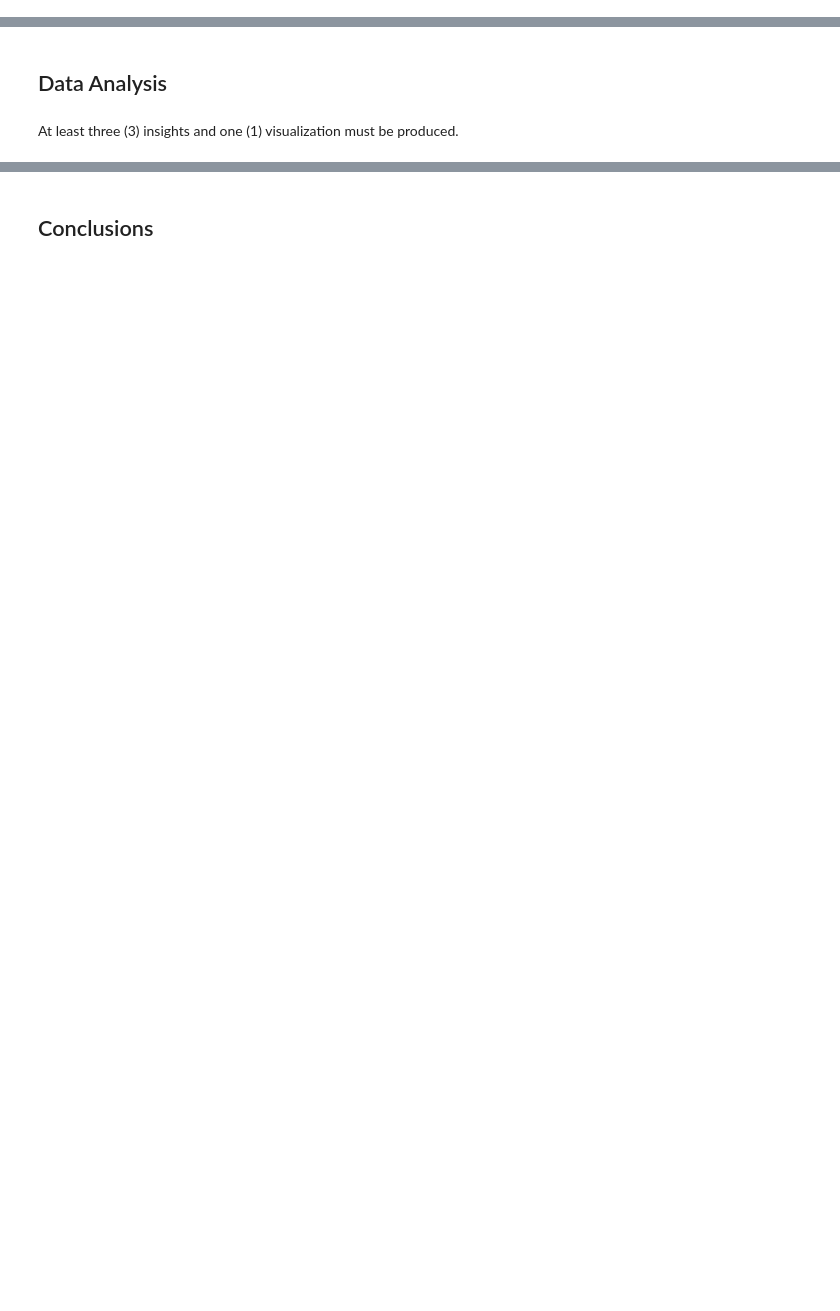
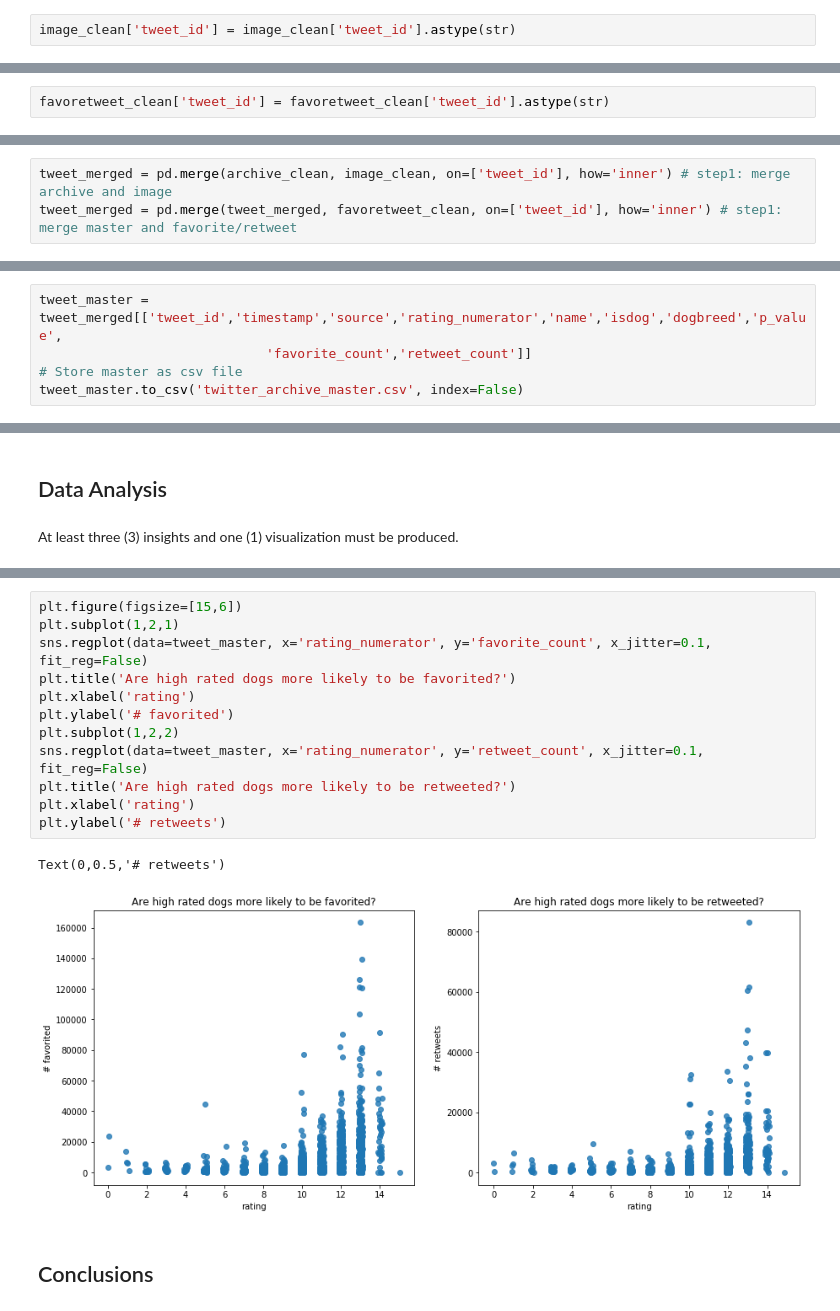
Before and after one commit to BarbaraSchenk/WeRateDogs_Twitter, a Jupyter notebook: WeRateDogs_Twitter.ipynb, the cells around one changed output, grey strips where cells are left out. Drawn from its saved outputs; the diff is of its cells as text; blank space fills up the shorter version.

Commit message:
Favorite/Retweet Import and Assessment

```diff
--- a/WeRateDogs_Twitter.ipynb
+++ b/WeRateDogs_Twitter.ipynb
@@ -645,0 +689,2 @@ Count of "None" values for name was increased by 109, which is the number of ent
+# %%
+image_clean['tweet_id'] = image_clean['tweet_id'].astype(str)
@@ -727,0 +800,2 @@ The original data frame and the cleaned data frame have the same shape and the e
+# %%
+favoretweet_clean['tweet_id'] = favoretweet_clean['tweet_id'].astype(str)
@@ -727,0 +822,3 @@ The original data frame and the cleaned data frame have the same shape and the e
+# %%
+tweet_merged = pd.merge(archive_clean, image_clean, on=['tweet_id'], how='inner') # step1: merge archive and image
+tweet_merged = pd.merge(tweet_merged, favoretweet_clean, on=['tweet_id'], how='inner') # step1: merge master and favorite/retweet
@@ -727,0 +855,5 @@ The original data frame and the cleaned data frame have the same shape and the e
+# %%
+tweet_master = tweet_merged[['tweet_id','timestamp','source','rating_numerator','name','isdog','dogbreed','p_value',
+                             'favorite_count','retweet_count']]
+# Store master as csv file
+tweet_master.to_csv('twitter_archive_master.csv', index=False)
@@ -733,3 +957,18 @@ At least three (3) insights and one (1) visualization must be produced.
+# %%
+plt.figure(figsize=[15,6])
+plt.subplot(1,2,1)
+sns.regplot(data=tweet_master, x='rating_numerator', y='favorite_count', x_jitter=0.1, fit_reg=False)
+plt.title('Are high rated dogs more likely to be favorited?')
+plt.xlabel('rating')
+plt.ylabel('# favorited')
+plt.subplot(1,2,2)
+sns.regplot(data=tweet_master, x='rating_numerator', y='retweet_count', x_jitter=0.1, fit_reg=False)
+plt.title('Are high rated dogs more likely to be retweeted?')
+plt.xlabel('rating')
+plt.ylabel('# retweets')
+# %% [output]
+Text(0,0.5,'# retweets')
+[figure, added]
 # %% [markdown]
 <a id='conc'></a>
 ## Conclusions
```
Also changed, not shown: parts of 59 cells of this notebook.
